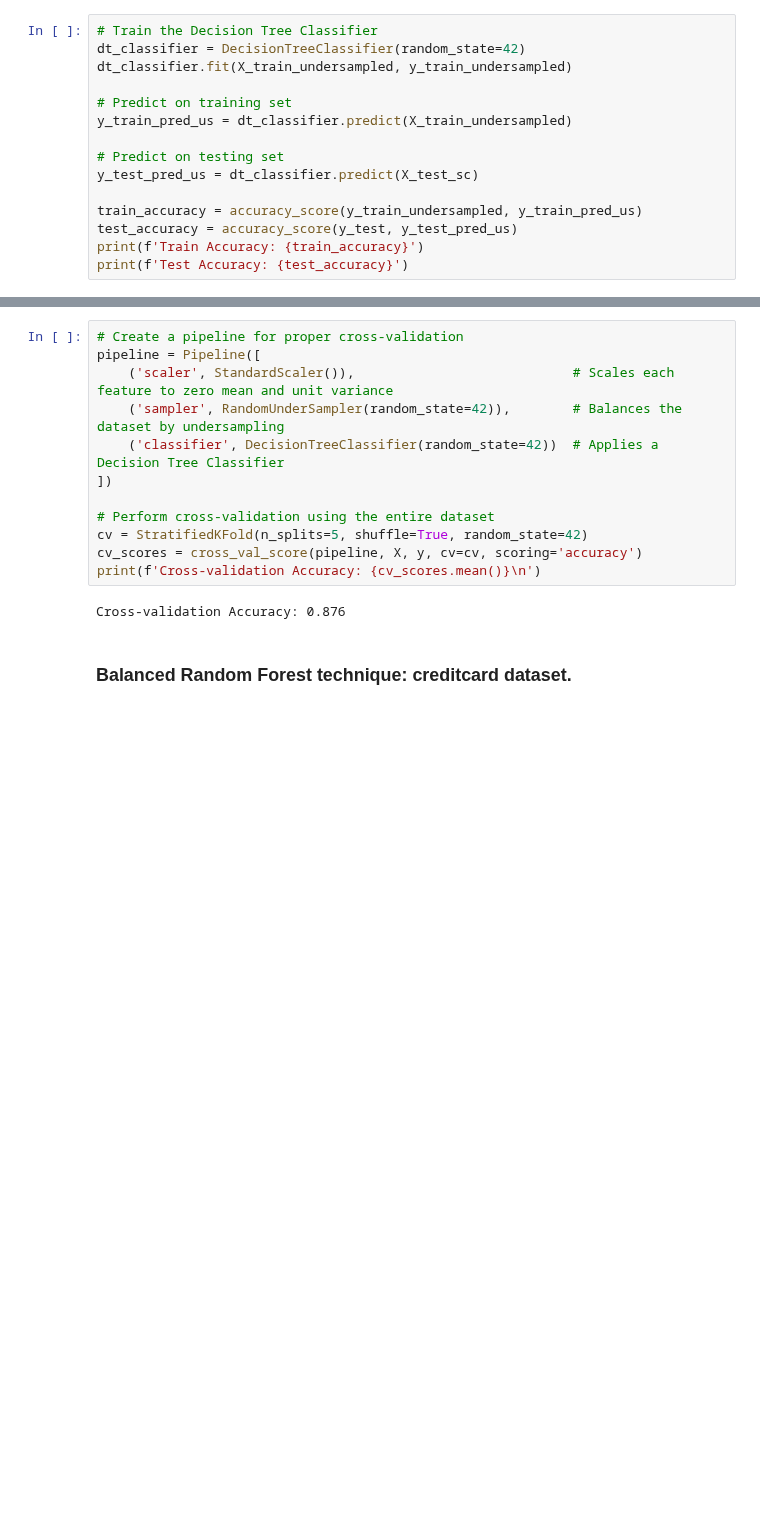
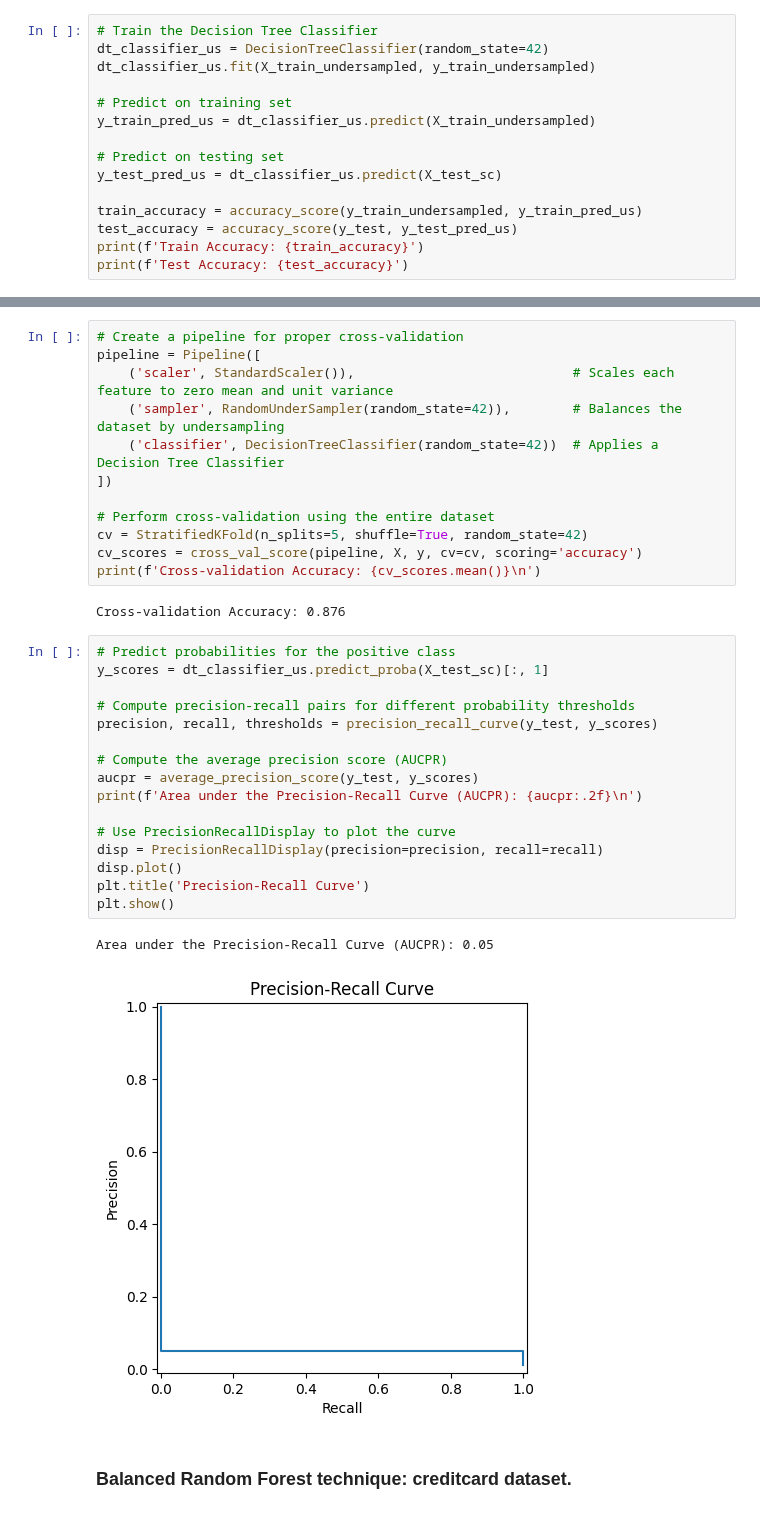
Before and after one commit to aninditadash/Introduction_to_machine_learning, a Jupyter notebook: supervised_learning/Classification/SL_Classification_Imbalanced_Classes.ipynb, the cells around one changed output, grey strips where cells are left out. Drawn from its saved outputs; the diff is of its cells as text; blank space fills up the shorter version.

```diff
--- a/supervised_learning/Classification/SL_Classification_Imbalanced_Classes.ipynb
+++ b/supervised_learning/Classification/SL_Classification_Imbalanced_Classes.ipynb
@@ -511,14 +554,14 @@ As we can see, the data is more balanced after applying Random Undersampling, bu
 - Predict on the training and testing set and calculate the accuracy.
 # %%
 # Train the Decision Tree Classifier
-dt_classifier = DecisionTreeClassifier(random_state=42)
-dt_classifier.fit(X_train_undersampled, y_train_undersampled)
+dt_classifier_us = DecisionTreeClassifier(random_state=42)
+dt_classifier_us.fit(X_train_undersampled, y_train_undersampled)
 
 # Predict on training set
-y_train_pred_us = dt_classifier.predict(X_train_undersampled)
+y_train_pred_us = dt_classifier_us.predict(X_train_undersampled)
 
 # Predict on testing set
-y_test_pred_us = dt_classifier.predict(X_test_sc)
+y_test_pred_us = dt_classifier_us.predict(X_test_sc)
 
 train_accuracy = accuracy_score(y_train_undersampled, y_train_pred_us)
 test_accuracy = accuracy_score(y_test, y_test_pred_us)
@@ -578,6 +621,25 @@ cv_scores = cross_val_score(pipeline, X, y, cv=cv, scoring='accuracy')
 print(f'Cross-validation Accuracy: {cv_scores.mean()}\n')
 # %% [output]
 Cross-validation Accuracy: 0.876
+# %%
+# Predict probabilities for the positive class
+y_scores = dt_classifier_us.predict_proba(X_test_sc)[:, 1]
+
+# Compute precision-recall pairs for different probability thresholds
+precision, recall, thresholds = precision_recall_curve(y_test, y_scores)
+
+# Compute the average precision score (AUCPR)
+aucpr = average_precision_score(y_test, y_scores)
+print(f'Area under the Precision-Recall Curve (AUCPR): {aucpr:.2f}\n')
+
+# Use PrecisionRecallDisplay to plot the curve
+disp = PrecisionRecallDisplay(precision=precision, recall=recall)
+disp.plot()
+plt.title('Precision-Recall Curve')
+plt.show()
+# %% [output]
+Area under the Precision-Recall Curve (AUCPR): 0.05
+[figure, added]
 # %% [markdown]
 ### __Balanced Random Forest technique: creditcard dataset.__
 # %%
```
Also changed, not shown: parts of 30 cells of this notebook.
